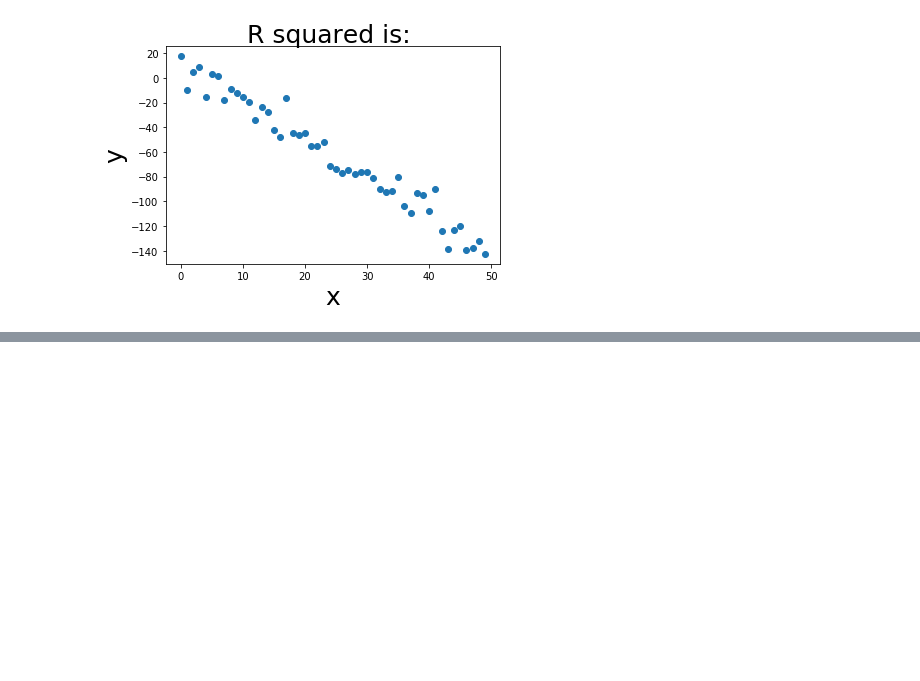
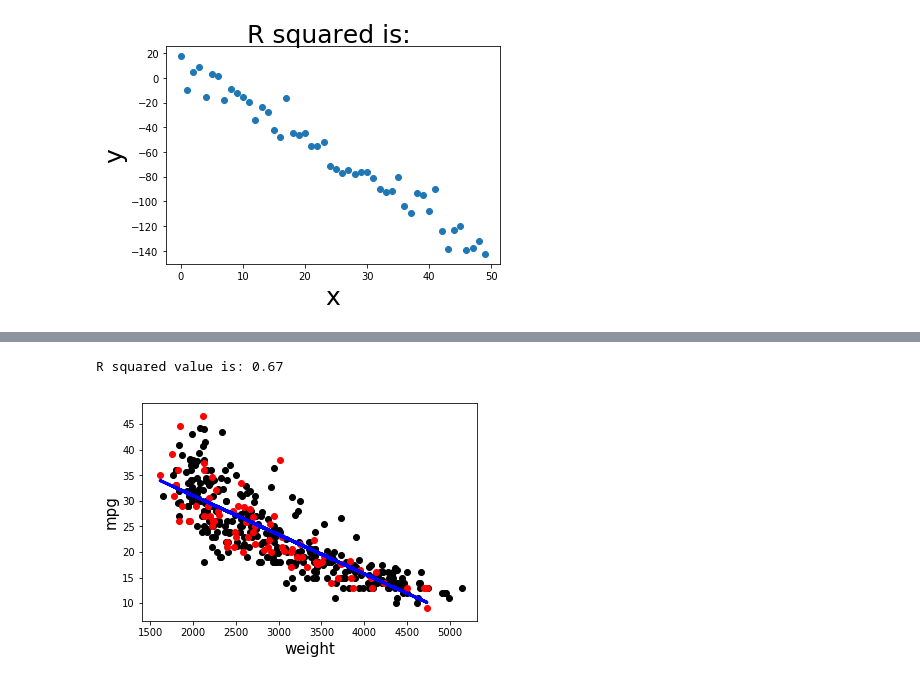
Before and after one commit to kpivert/node, a Jupyter notebook: Week_4/Regression Analysis in Python.ipynb, the cells around one changed output, grey strips where cells are left out. Drawn from its saved outputs; the diff is of its cells as text; code cells hidden in the pictures; blank space fills up the shorter version.

Commit message:
Finished Simple Linear Regression

```diff
--- a/Week_4/Regression Analysis in Python.ipynb
+++ b/Week_4/Regression Analysis in Python.ipynb
@@ -255,5 +255,7 @@ Author: Jaques Grobler
 # %%
 import pandas as pd
-auto_data = pd.read_table("auto-mpg-data.txt")
+auto_data = pd.read_csv("auto_data.csv")
 print(auto_data.head())
+print()
+print("The shape of the data is: " + str(auto_data.shape))
 # %% [output]
@@ -272,0 +282,36 @@ print(auto_data.head())
+# %%
+from sklearn.model_selection import train_test_split
+from sklearn import linear_model
+from sklearn.metrics import r2_score
+# Randomize and split our data
+train, test = train_test_split(auto_data, test_size = 0.2)
+
+train_x = (train.weight).values.reshape(-1,1)
+train_y = (train.mpg).values.reshape(-1,1)
+
+test_x = (test.weight).values.reshape(-1,1)
+test_y = (test.mpg).values.reshape(-1,1)
+
+# Create linear regression object
+regr = linear_model.LinearRegression()
+
+# print(train_x.shape)
+# print(train_y.shape)
+
+# Train the model
+regr.fit(train_x, train_y)
+
+plt.scatter(train_x, train_y,  color='black')
+plt.scatter(test_x, test_y,  color='red')
+
+# predicted best-fit line in blue
+plt.plot(test_x, regr.predict(test_x), color='blue',
+         linewidth=3)
+
+plt.xlabel("weight", fontsize=15)
+plt.ylabel("mpg", fontsize=15)
+
+print('R squared value is: %.2f' % r2_score(test_y, regr.predict(test_x)))
+# %% [output]
+R squared value is: 0.67
+[figure, added]
```
Also changed, not shown: parts of 9 cells of this notebook, 2 other files.
